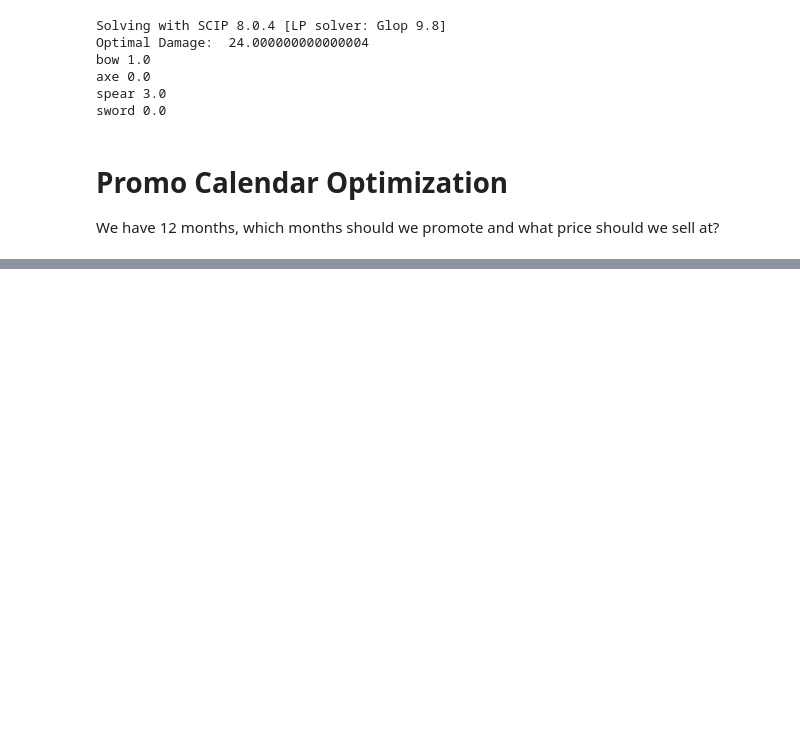
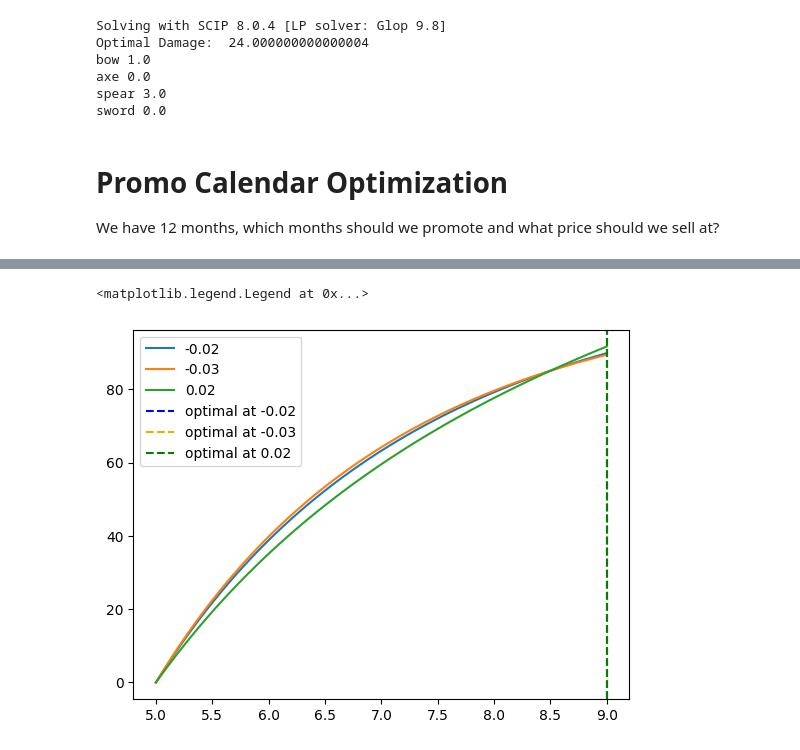
Before and after one commit to banditkings/learning-causal-impact, a Jupyter notebook: notebooks/ortools-mip.ipynb, the cells around one changed output, grey strips where cells are left out. Drawn from its saved outputs; the diff is of its cells as text; code cells hidden in the pictures; blank space fills up the shorter version.

```diff
--- a/notebooks/ortools-mip.ipynb
+++ b/notebooks/ortools-mip.ipynb
@@ -224,0 +276,34 @@ plt.legend()
+# %%
+def price_diff_revenue_fn(discount, baseline_price, elasticity, baseline_sales, diff_elasticity, comp_price):
+    """Calculate revenues with different discount and elasticity scenarios"""
+    baseline_price_diff = baseline_price - comp_price
+    price_diff_after_discount = (baseline_price * (1+discount)) - comp_price
+    # Pct change in the price difference
+    diff_change_pct = (price_diff_after_discount/baseline_price_diff) - 1
+
+    chg1 = (elasticity * np.log(1+discount))
+    chg2 = (diff_elasticity * price_diff_after_discount) # Watch out here, we can't take a log of a negative number
+    demand = baseline_sales * np.exp(chg1 + chg2)
+    return -demand * ((1 + discount) * baseline_price - cost)
+
+diff_elasticity = -0.02
+scenario_2 = -0.03
+scenario_3 = 0.02
+
+comp_price = 8.5
+
+xrev = -price_diff_revenue_fn(discount, baseline_price, elasticity, baseline_sales, diff_elasticity, comp_price)
+xrev2 = -price_diff_revenue_fn(discount, baseline_price, elasticity, baseline_sales, scenario_2, comp_price)
+xrev3 = -price_diff_revenue_fn(discount, baseline_price, elasticity, baseline_sales, scenario_3, comp_price)
+
+plt.plot(prices, xrev, label='-0.02')
+plt.plot(prices, xrev2, label=f'{scenario_2}')
+plt.plot(prices, xrev3, label=f'{scenario_3}')
+plt.axvline(prices[np.argmax(xrev)], linestyle='dashed', color='blue', label='optimal at -0.02')
+plt.axvline(prices[np.argmax(xrev2)], linestyle='dashed', c='orange', label=f'optimal at {scenario_2}')
+plt.axvline(prices[np.argmax(xrev3)], linestyle='dashed', c='green', label=f'optimal at {scenario_3}')
+
+plt.legend()
+# %% [output]
+<matplotlib.legend.Legend at 0x...>
+[figure, added]
```
Also changed, not shown: parts of 30 cells of this notebook.
